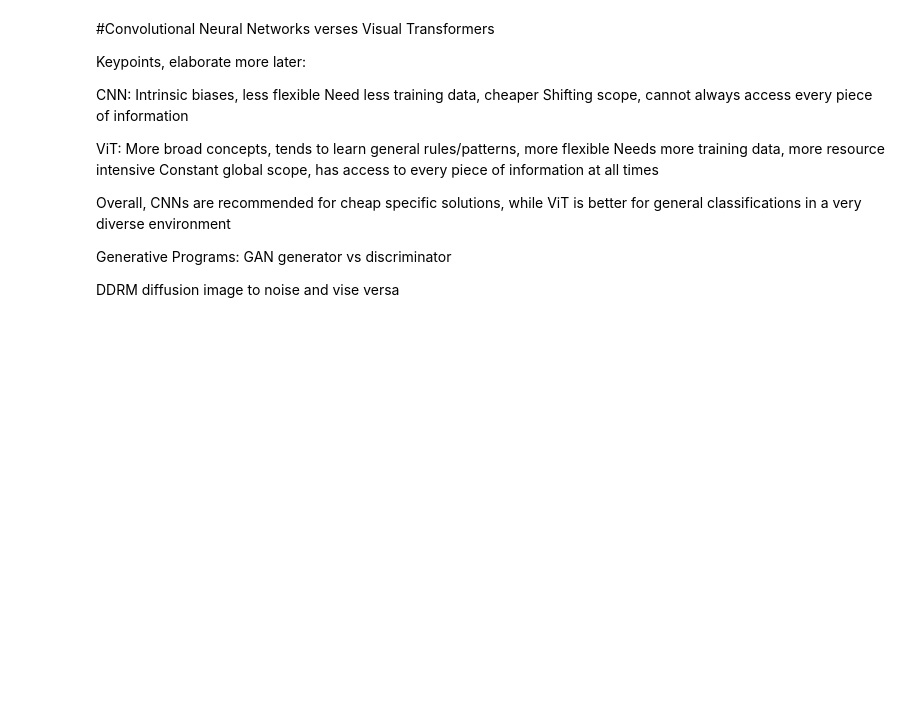
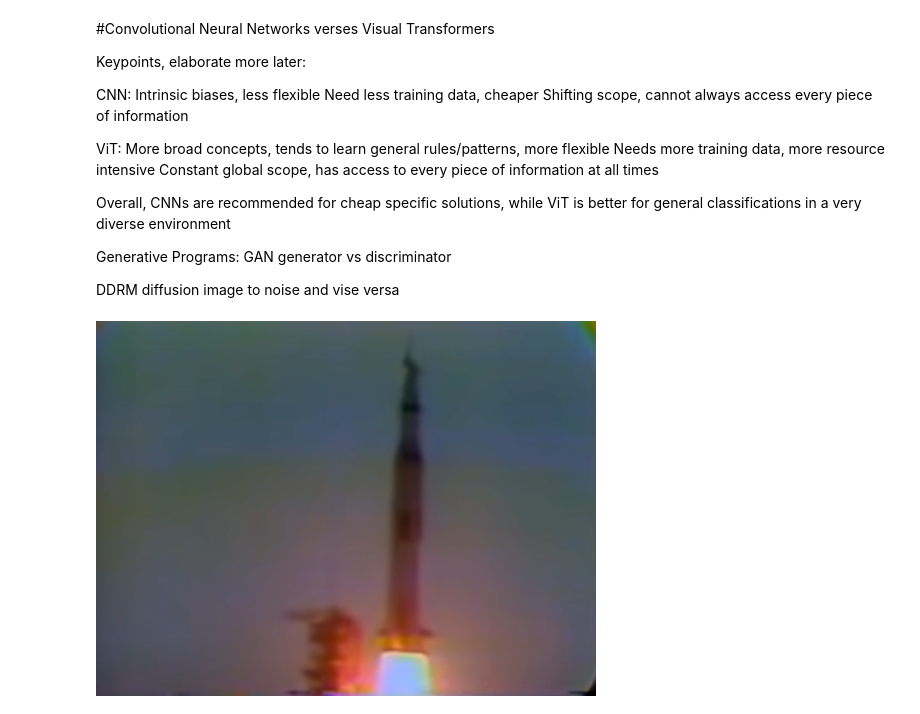
Before and after one commit to WarshipConn/NeuralNetworks-ComputerVision, a Jupyter notebook: ResearchDocument.ipynb, the cells around one changed output. Drawn from its saved outputs; the diff is of its cells as text; code cells hidden in the pictures; blank space fills up the shorter version.

```diff
--- a/ResearchDocument.ipynb
+++ b/ResearchDocument.ipynb
@@ -645,3 +645,9 @@ generator vs discriminator
 
 DDRM diffusion
 image to noise and vise versa
+# %%
+from IPython.display import Image
+
+Image(filename = "./Apollo2.png", width=500, height=500)
+# %% [output]
+[figure, added]
```
Also changed, not shown: parts of 1 cell of this notebook, 1 other file.
